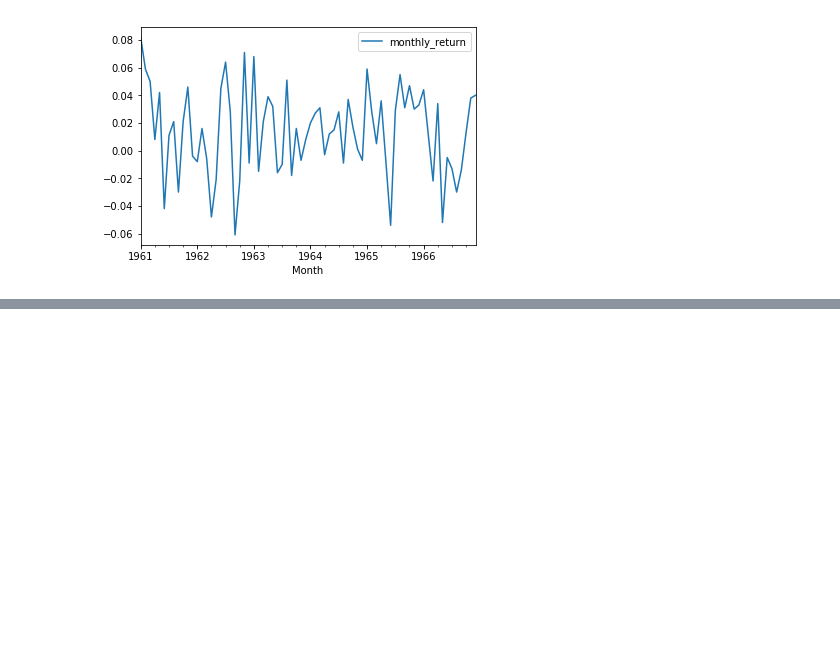
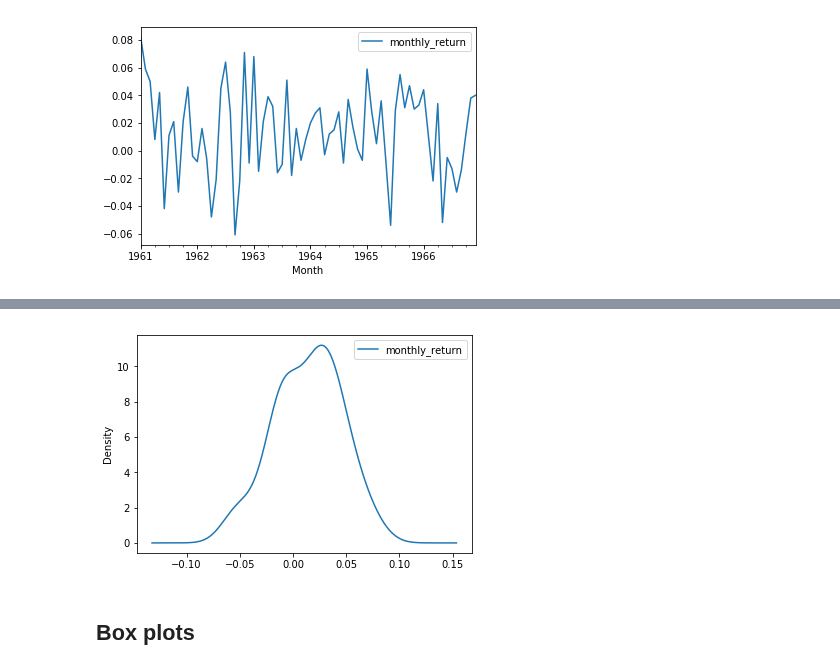
Before and after one commit to bartomolina/dscurriculum, a Jupyter notebook: m4/31.time series.ipynb, the cells around one changed output, grey strips where cells are left out. Drawn from its saved outputs; the diff is of its cells as text; code cells hidden in the pictures; blank space fills up the shorter version.

```diff
--- a/m4/31.time series.ipynb
+++ b/m4/31.time series.ipynb
@@ -34,0 +56,8 @@ plt.show()
+# %%
+# KDE
+nyse.plot(kind='KDE')
+plt.show()
+# %% [output]
+[figure, added]
+# %% [markdown]
+## Box plots
```
Also changed, not shown: parts of 5 cells of this notebook.
